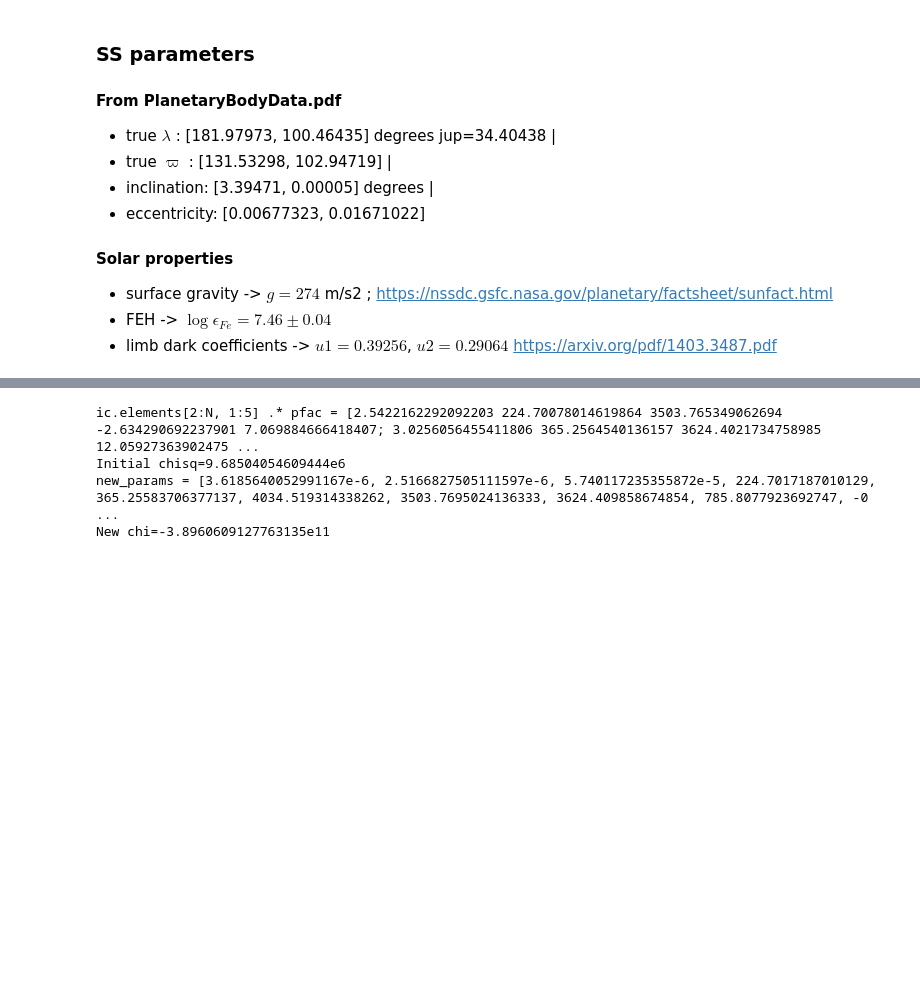
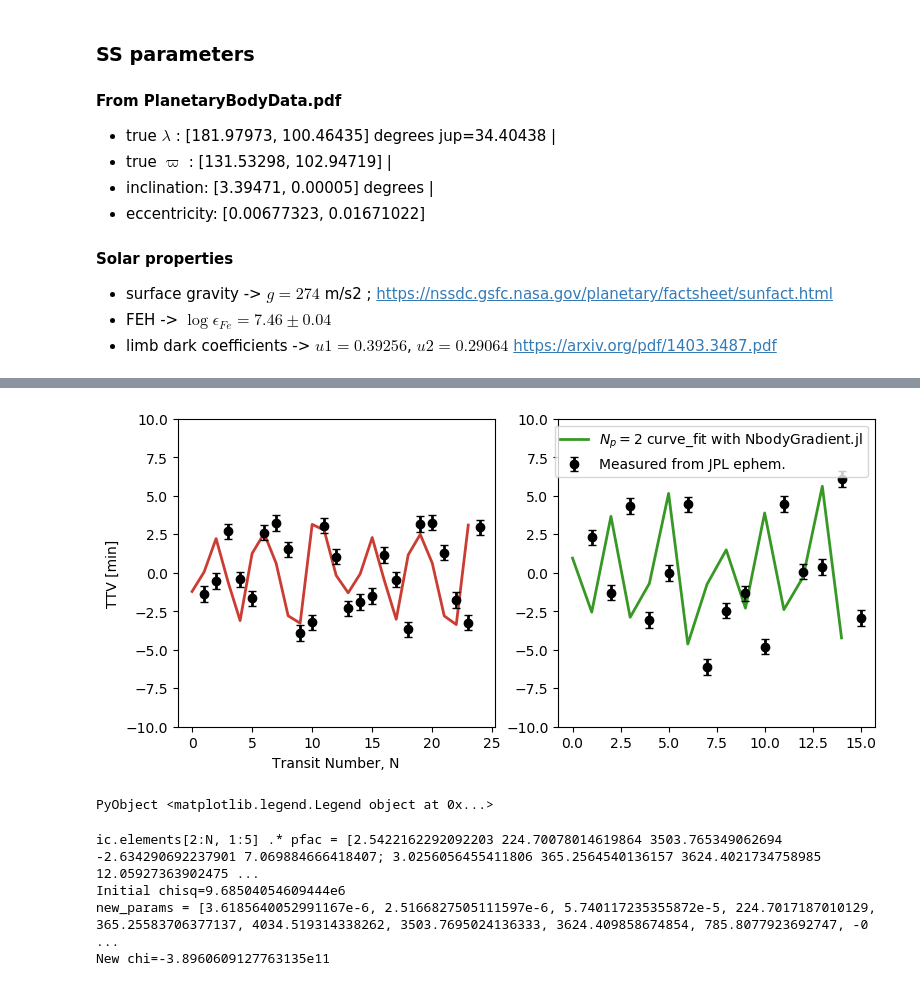
Before and after one commit to bmlindor/ttv_ss, a Jupyter notebook: src/nbody_grad.ipynb, the cells around one changed output, grey strips where cells are left out. Cells and saved outputs as stored; diff of their text form; code cells hidden in the pictures; blank space fills up the shorter version.

```diff
--- a/src/nbody_grad.ipynb
+++ b/src/nbody_grad.ipynb
@@ -680,0 +283,4 @@ end
+# %%
+intr=model.intr
+s=State(model.ic)
+intr(s,model.ts,model.tt,grad=false)
@@ -927,0 +615,3 @@ LoadError: InterruptException:
+# %%
+nplanet=3
+@time fit=optimize_nbody(tt_data,θ_p3,nplanet)
@@ -927,0 +622,13 @@ LoadError: InterruptException:
+# %%
+t0=3283.5;tmax=8738.0;h=0.05;nplanet=2
+tt1=tt_data[:,3][tt_data[:,1].==1.0]
+tt2=tt_data[:,3][tt_data[:,1].==2.0]
+nt1=length(tt1) ;nt2=length(tt2)
+# When I optimized np=2:
+results = [2.159432243459399e-6 224.70140121235525 3503.7696751819776 -0.06827275721786147 0.291493633402078
+    ; 1.8421362762919043e-6 365.2581254489142 3624.409987660895 -0.05076597578243387 0.22822913404368003]
+tt=nbody_wrapper(t0,tmax,nplanet,vec(results'),init_model=true);
+tmod,ip,jp=match_transits(tt_data,ic.elements,tt.tt,[0 nt1 nt2])
+
+# t01_fit=collect(results[1,3] .+ results[1,2] .*range(1,length=nt1,stop=nt1+1))
+# t02_fit=collect(results[2,3] .+ results[2,2] .*range(1,length=nt2,stop=nt2+1))
@@ -927,0 +653,9 @@ LoadError: InterruptException:
+# %%
+# t01_fit
+# tmod.-tt0
+ttmod1=tmod[ip.==2]
+ttmod2=tmod[ip.==3]
+x1,t01,p1=linear_fit(ttmod1,results[1,2],ones(nt1).*0.0000374)
+t01_fit=collect(t01 .+ p1 .* range(0,length=nt1,stop=nt1-1))
+x2,t02,p2=linear_fit(ttmod2,results[2,2],ones(nt2).*0.0000374)
+t02_fit=collect(t02 .+ p2 .* range(0,length=nt2,stop=nt2-1))
@@ -928 +679,20 @@ LoadError: InterruptException:
+# %%
+julia_colors=["#000000","#389826","#CB3C33","#9558B2","#4063D8"]
+fig=figure(figsize=(9,4))
+ax=fig.subplots(1,2)
+ax[1].plot((ttmod1.-t01_fit).*24*60,
+    label=L"$N_p=2$ curve_fit with NbodyGradient.jl",color=julia_colors[3])
+ax[1].errorbar(1:nt1,(tt1.-t01_fit).*24*60,tt_data[1:nt1,4].*24*60,fmt="o",capsize=3,
+    label="Measured from JPL ephem.",color=julia_colors[1])
+ax[2].plot((ttmod2.-t02_fit).*24*60,
+    label=L"$N_p=2$ curve_fit with NbodyGradient.jl",color=julia_colors[2])
+ax[2].errorbar(1:nt2,(tt2.-t02_fit).*24*60,tt_data[1:nt2,4].*24*60,fmt="o",capsize=3,
+    label="Measured from JPL ephem.",color=julia_colors[1])
+ax[1].set_xlabel("Transit Number, N");ax[1].set_ylabel("TTV [min]")
+ax[2].set_ylim(-10,10);ax[1].set_ylim(-10,10)
+legend()
+# plot(tt_data.-tt0)
+# %% [output]
+[figure, added]
+PyObject <matplotlib.legend.Legend object at 0x...>
 # %%
```
Also changed, not shown: parts of 65 cells of this notebook, 5 other files.
